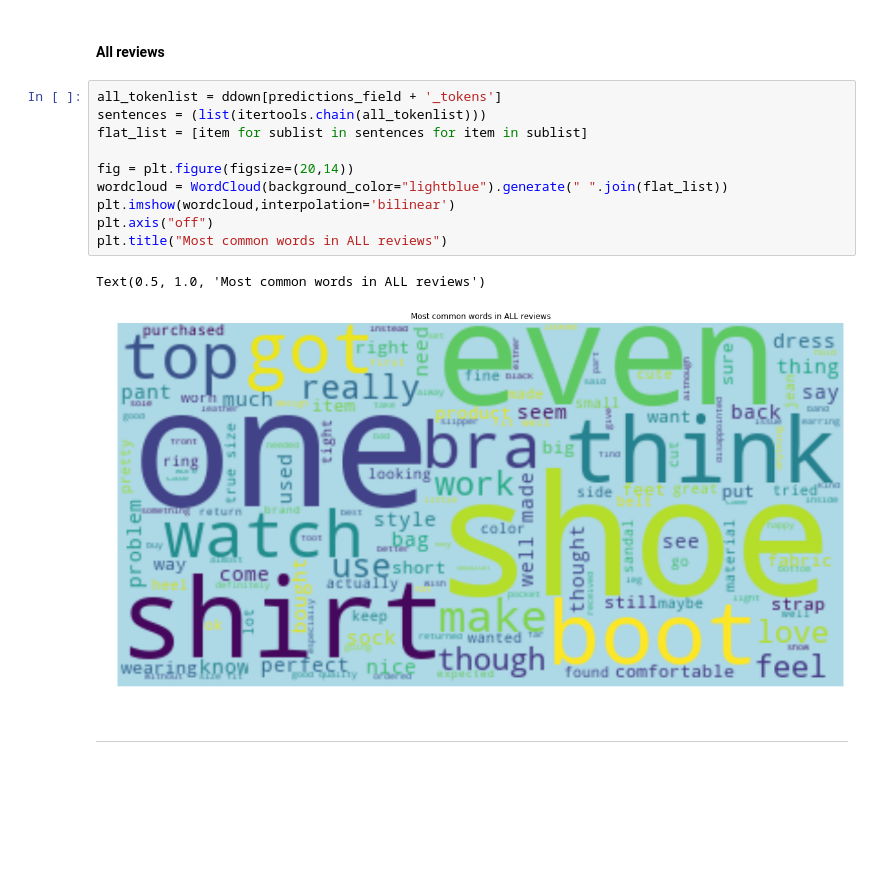
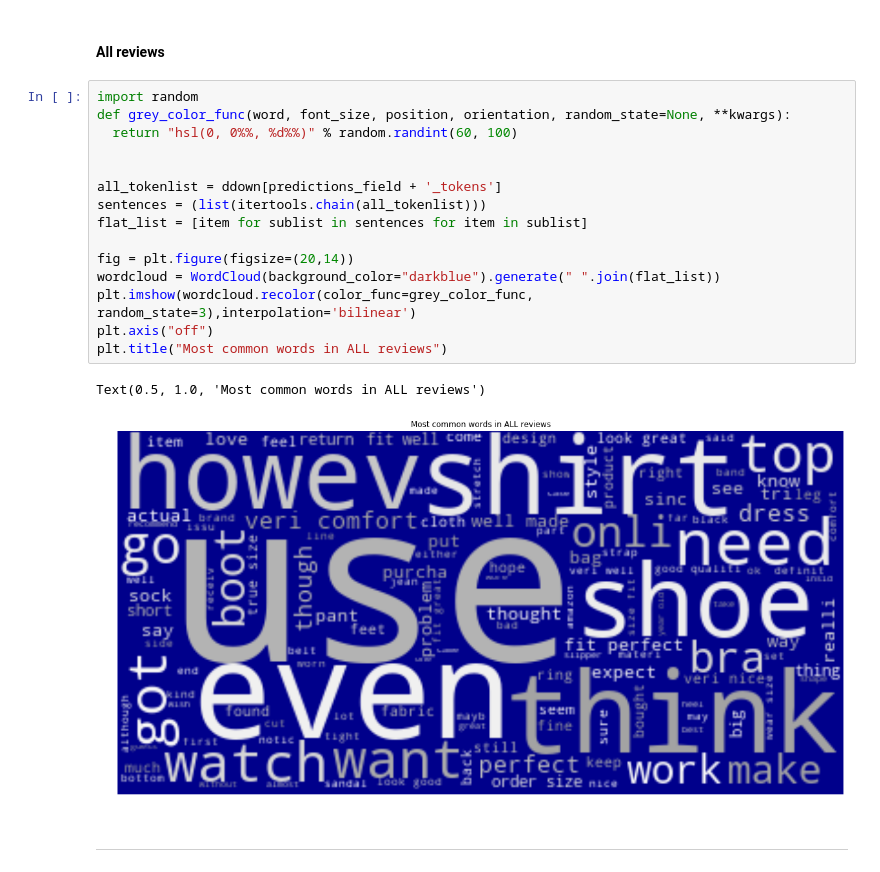
Before and after one commit to mferri17/amazon-reviews-sentiment-network-analysis, a Jupyter notebook: sentiment.ipynb, the cells around one changed output. Saved outputs shown, nothing was run; the diff lists cells and outputs as text; blank space fills up the shorter version.

```diff
--- a/sentiment.ipynb
+++ b/sentiment.ipynb
@@ -385,18 +385,23 @@ Name: sentiment, dtype: int64
 # %% [markdown]
 #### All reviews
 # %%
+import random
+def grey_color_func(word, font_size, position, orientation, random_state=None, **kwargs):
+  return "hsl(0, 0%%, %d%%)" % random.randint(60, 100)
+
+
 all_tokenlist = ddown[predictions_field + '_tokens']
 sentences = (list(itertools.chain(all_tokenlist)))
 flat_list = [item for sublist in sentences for item in sublist]
 
 fig = plt.figure(figsize=(20,14))
-wordcloud = WordCloud(background_color="lightblue").generate(" ".join(flat_list))
-plt.imshow(wordcloud,interpolation='bilinear')
+wordcloud = WordCloud(background_color="darkblue").generate(" ".join(flat_list))
+plt.imshow(wordcloud.recolor(color_func=grey_color_func, random_state=3),interpolation='bilinear')
 plt.axis("off")
 plt.title("Most common words in ALL reviews")
 # %% [output]
 Text(0.5, 1.0, 'Most common words in ALL reviews')
-[figure, old version]
+[figure, new version]
 # %% [markdown]
 
 
```
Also changed, not shown: parts of 21 cells of this notebook.
